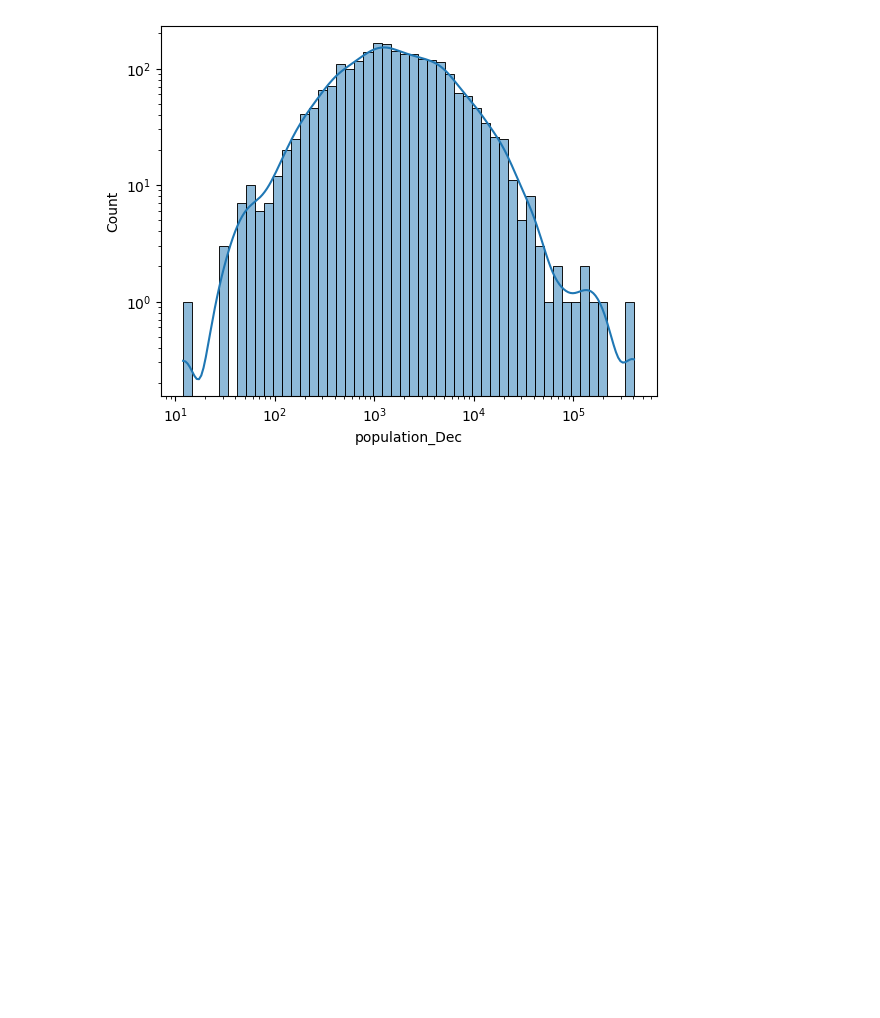
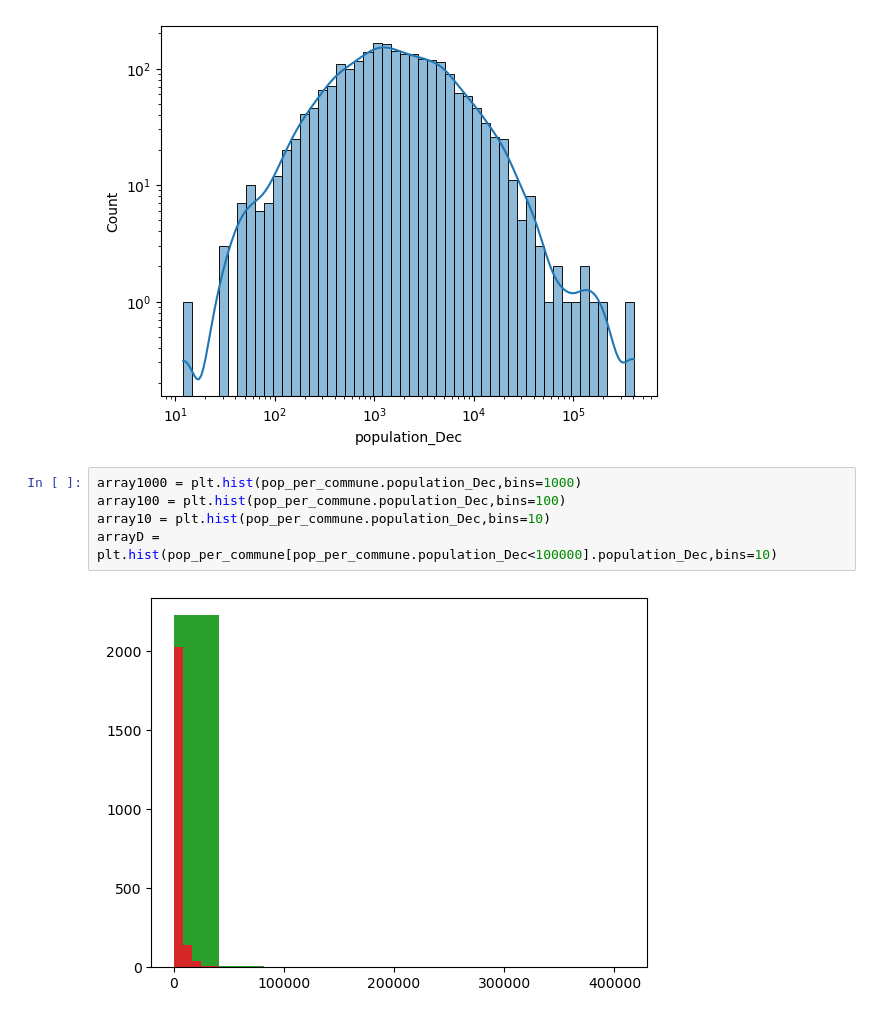
Before and after one commit to Jakhongir0103/epfl-ada, a Jupyter notebook: Exercises/02 - Data viz and data from the web/Becoming a DataVizard exercise.ipynb, the cells around one changed output. Drawn from its saved outputs; the diff is of its cells as text; blank space fills up the shorter version.

```diff
--- a/Exercises/02 - Data viz and data from the web/Becoming a DataVizard exercise.ipynb
+++ b/Exercises/02 - Data viz and data from the web/Becoming a DataVizard exercise.ipynb
@@ -489,3 +498,10 @@ sns.histplot(
 plt.show()
 # %% [output]
 [figure]
+# %%
+array1000 = plt.hist(pop_per_commune.population_Dec,bins=1000)
+array100 = plt.hist(pop_per_commune.population_Dec,bins=100)
+array10 = plt.hist(pop_per_commune.population_Dec,bins=10)
+arrayD = plt.hist(pop_per_commune[pop_per_commune.population_Dec<100000].population_Dec,bins=10)
+# %% [output]
+[figure, added]
```
Also changed, not shown: parts of 10 cells of this notebook.
